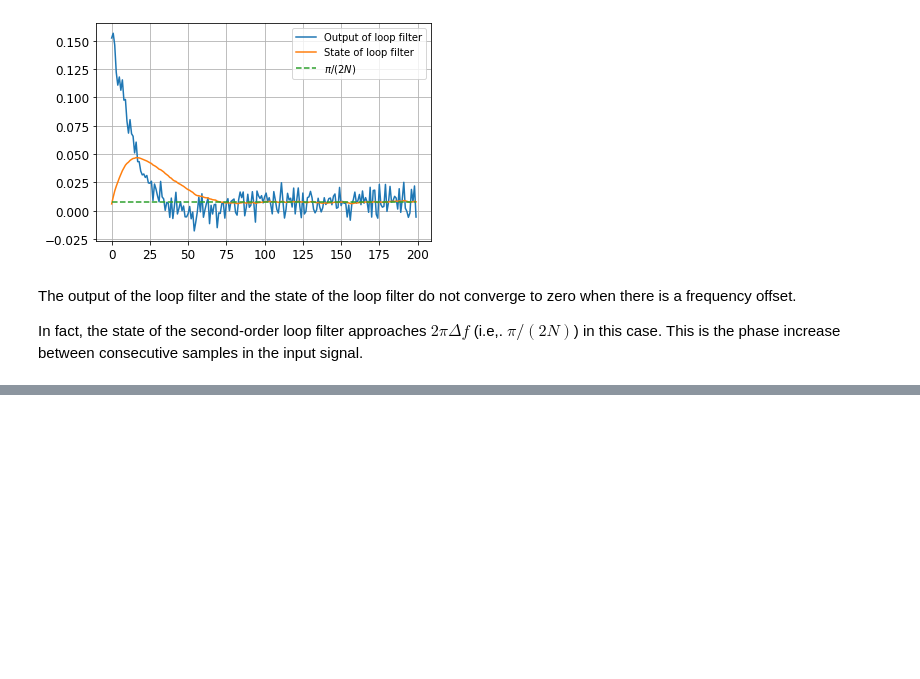
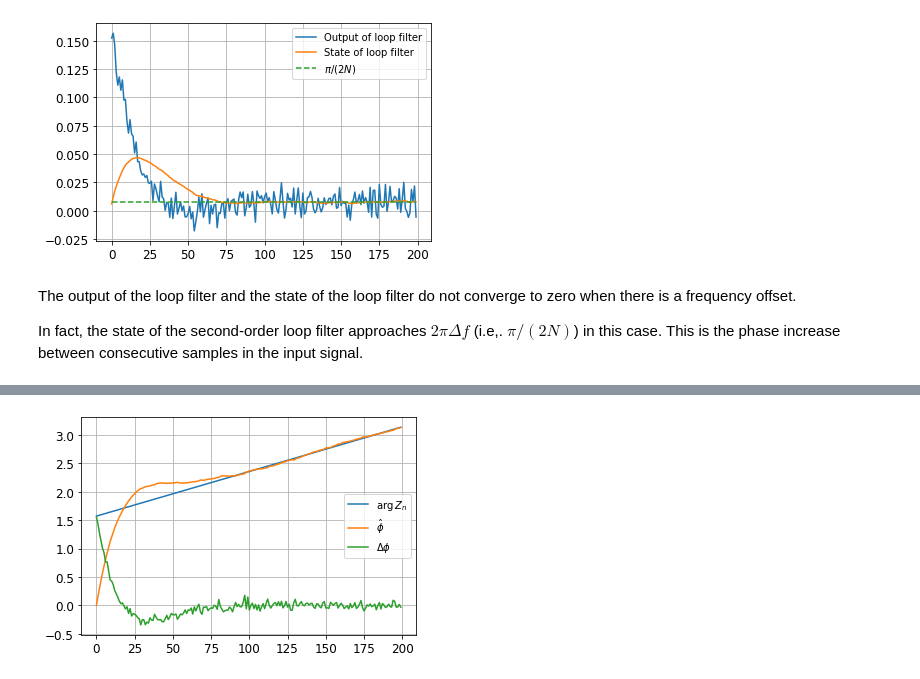
Before and after one commit to bepepa/digital_comms, a Jupyter notebook: 070_tracking_loops.ipynb, the cells around one changed output, grey strips where cells are left out. Cells and saved outputs as stored; diff of their text form; code cells hidden in the pictures; blank space fills up the shorter version.

```diff
--- a/070_tracking_loops.ipynb
+++ b/070_tracking_loops.ipynb
@@ -507,0 +645,42 @@ plt.show()
+# %%
+# define amplitude error
+amplitude_error = 1.5 * np.ones(N)
+phase_error = np.pi/2 * (1 + np.arange(N) / N)
+
+# instantiate loop filters and integrators, one for each loop
+HA = First_Order_Filter(alpha)
+SA = Integrator()
+
+HP = Second_Order_Filter(alpha1, alpha2)
+SP = Integrator()
+
+# make a received signal with both amplitude and phase error
+Z = s * amplitude_error * np.exp(1j * phase_error) + 1/np.sqrt(2*SNR) * (np.random.randn(N) + 1j * np.random.randn(N))
+
+# run the tracking loops
+for n in range(N):
+    # first the PLL
+    phi[n] = SP.state
+    x[n] = rotate_phase(Z[n], phi[n])        # this goes to amplitude loop
+    dphi[n] = measure_phase(x[n], 1)
+    tmp = HP(dphi[n])
+    SP(tmp)
+
+    # then the amplitude loop, input is the phase correceted input x[n]
+    gamma[n] = SA.state
+    y[n] = scale_amplitude(x[n], gamma[n])   # this is the input from above
+    dA[n] = measure_amplitude_error(y[n], 1)
+    tmp = HA(dA[n])
+    SA(tmp)
+# %%
+# plot phases
+plt.plot(phase_error, label=r'$\arg Z_n$')
+plt.plot(phi, label=r'$\hat{\phi}$')
+plt.plot(dphi, label=r'$\Delta \phi$')
+
+plt.grid()
+plt.legend()
+
+plt.show()
+# %% [output]
+[figure, added]
```
Also changed, not shown: parts of 20 cells of this notebook.
